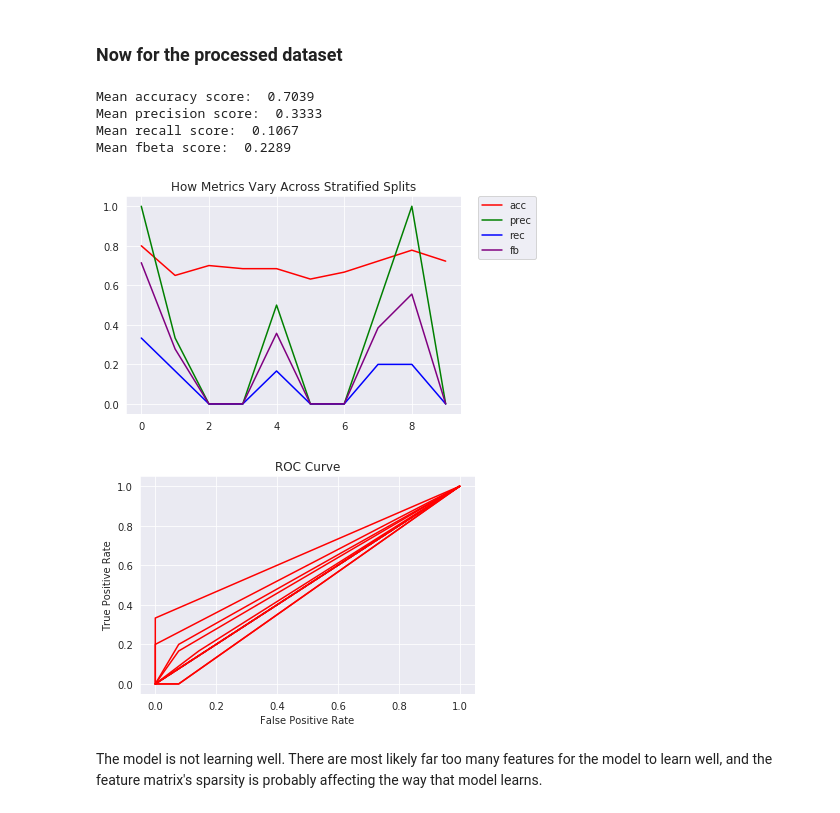
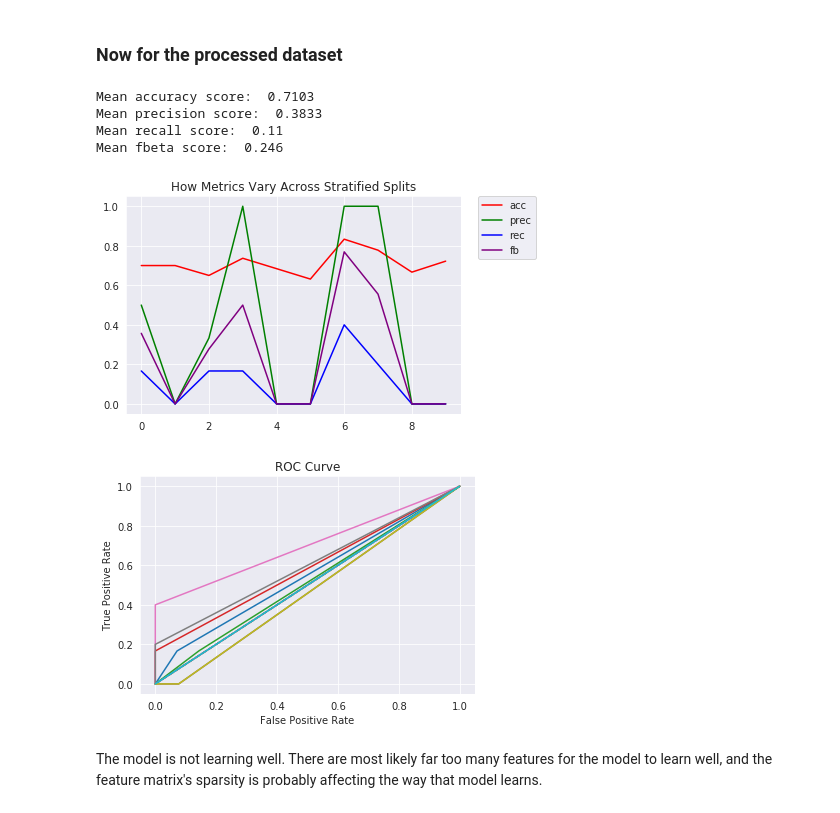
Before and after one commit to Jakidxav/DAIC_WOZ_NLP, a Jupyter notebook: training_scripts/frequency_vectors_train.ipynb, the cells around one changed output. Saved outputs shown, nothing was run; the diff lists cells and outputs as text; code cells hidden in the pictures.

```diff
--- a/training_scripts/frequency_vectors_train.ipynb
+++ b/training_scripts/frequency_vectors_train.ipynb
@@ -73,7 +73,7 @@ Alternative Hypothesis, H1: Preprocessing the text provides a measurable benefit
 
 For this analysis, we are trying to see if there are words in either the raw or processed datasets that are indicative of a 0 or 1 score on the PHQ8 binary scale.
 # %%
-skf = StratifiedKFold(n_splits=10)
+skf = StratifiedKFold(n_splits=10, shuffle=True)
 skf.get_n_splits(X_raw, y)
 
 nbayes = MultinomialNB()
@@ -166,7 +166,7 @@ plt.show()
 # %% [markdown]
 ### Now for the processed dataset
 # %%
-skf2 = StratifiedKFold(n_splits=10)
+skf2 = StratifiedKFold(n_splits=10, shuffle=True)
 skf2.get_n_splits(X_clean, y)
 
 nbayes2 = MultinomialNB()
@@ -216,10 +216,10 @@ print('Mean precision score: ', mean_precision)
 print('Mean recall score: ', mean_recall)
 print('Mean fbeta score: ', mean_fbeta)
 # %% [output]
-Mean accuracy score:  0.7039
-Mean precision score:  0.3333
-Mean recall score:  0.1067
-Mean fbeta score:  0.2289
+Mean accuracy score:  0.7103
+Mean precision score:  0.3833
+Mean recall score:  0.11
+Mean fbeta score:  0.246
 # %%
 plt.plot(accuracy2, label='acc', color='r')
 
@@ -233,20 +233,20 @@ plt.legend(bbox_to_anchor=(1.05, 1), loc=2, borderaxespad=0.)
 plt.title('How Metrics Vary Across Stratified Splits')
 plt.show()
 # %% [output]
-[figure, old version]
+[figure, new version]
 # %%
 #roc curve
 plt.plot([0, 1], [0, 1], 'k--')
 
 for idx, array in enumerate(fpr2):
-    plt.plot(fpr2[idx], tpr2[idx], 'r')
+    plt.plot(fpr2[idx], tpr2[idx])
 
 plt.xlabel('False Positive Rate')
 plt.ylabel('True Positive Rate')
 plt.title('ROC Curve')
 
 plt.show()
 # %% [output]
-[figure, old version]
+[figure, new version]
 # %% [markdown]
 The model is not learning well. There are most likely far too many features for the model to learn well, and the feature matrix's sparsity is probably affecting the way that model learns.
```
Also changed, not shown: parts of 3 cells of this notebook.
